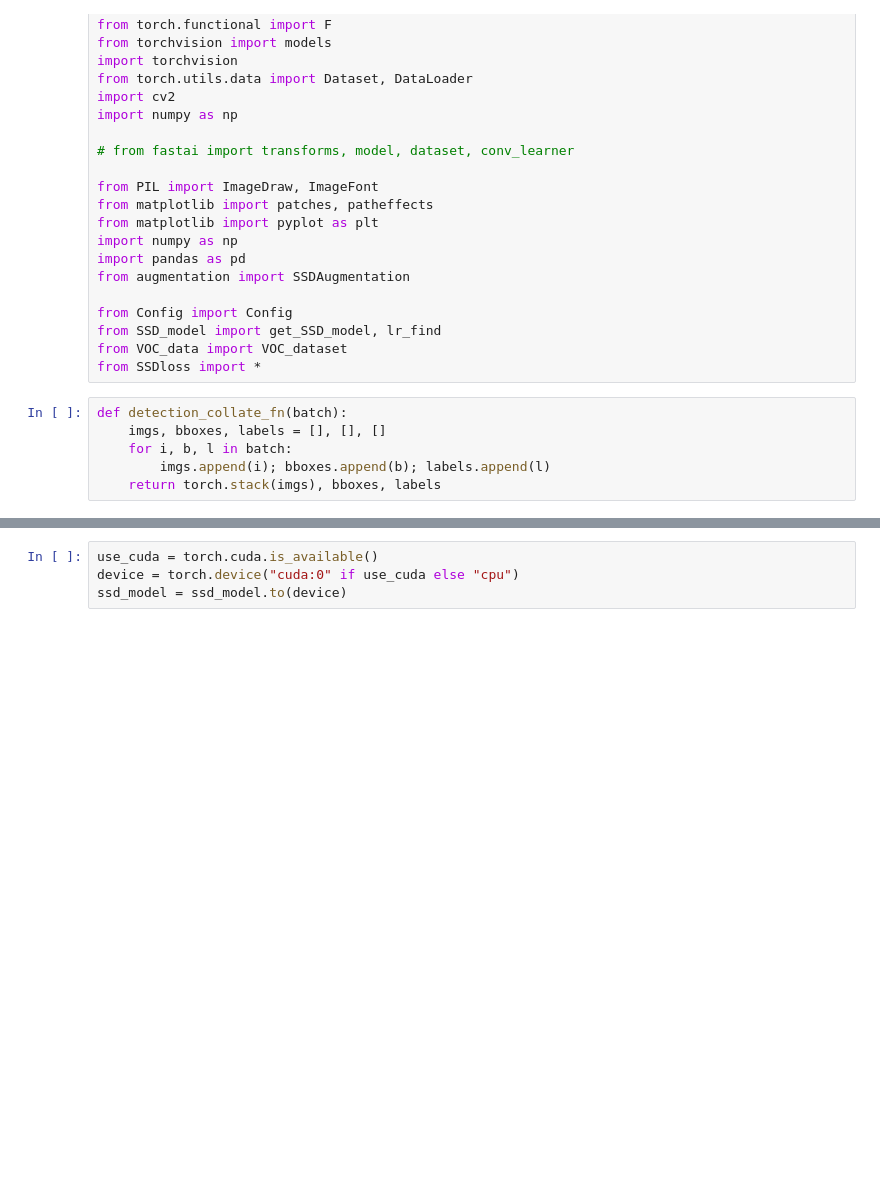
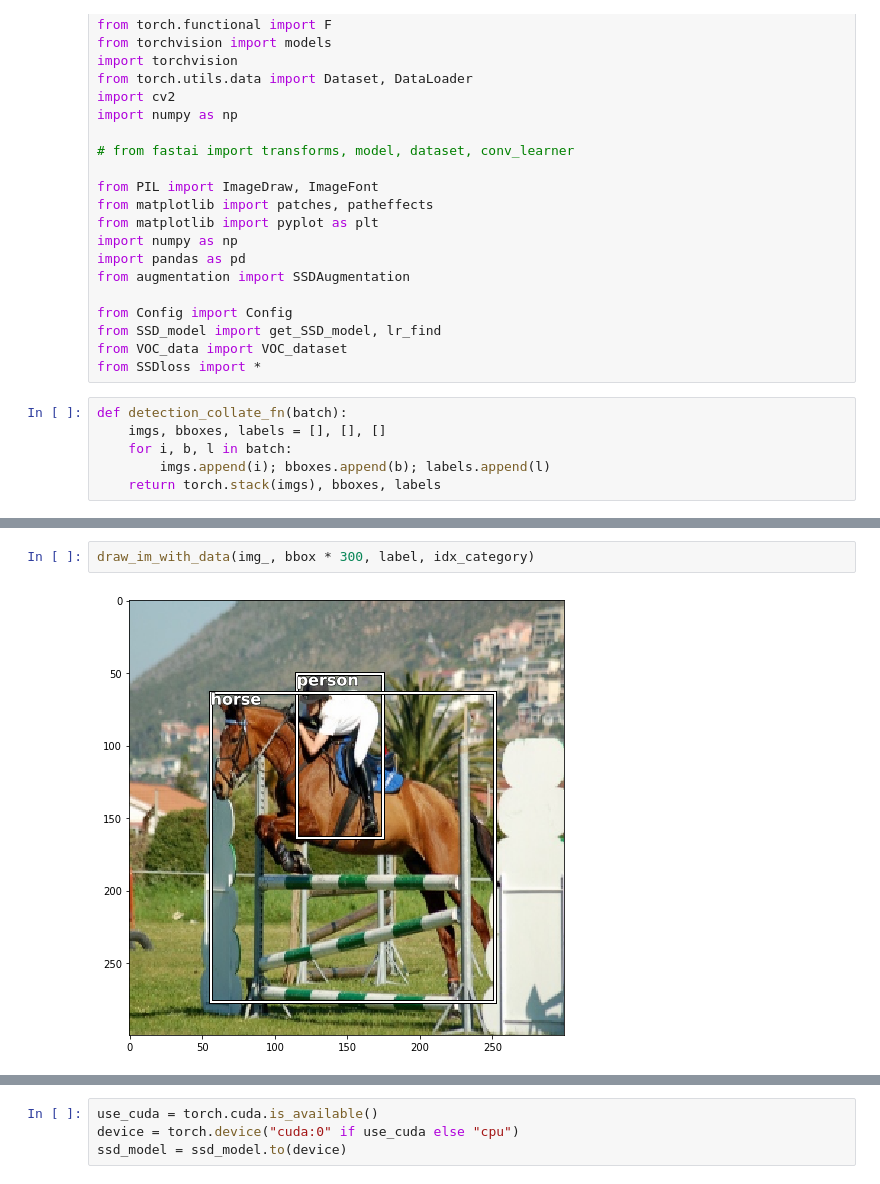
Before and after one commit to kindeQi/PyTorch_SSD, a Jupyter notebook: test_local.ipynb, the cells around one changed output, grey strips where cells are left out. Cells and saved outputs as stored; diff of their text form; blank space fills up the shorter version.

```diff
--- a/test_local.ipynb
+++ b/test_local.ipynb
@@ -38,3 +54,7 @@ def detection_collate_fn(batch):
+# %%
+draw_im_with_data(img_, bbox * 300, label, idx_category)
+# %% [output]
+[figure, added]
 # %%
 config = Config('local')
 ssd_model = get_SSD_model(1, config.vgg_weight_path, config.vgg_reduced_weight_path)
```
Also changed, not shown: parts of 19 cells of this notebook, 3 other files.
